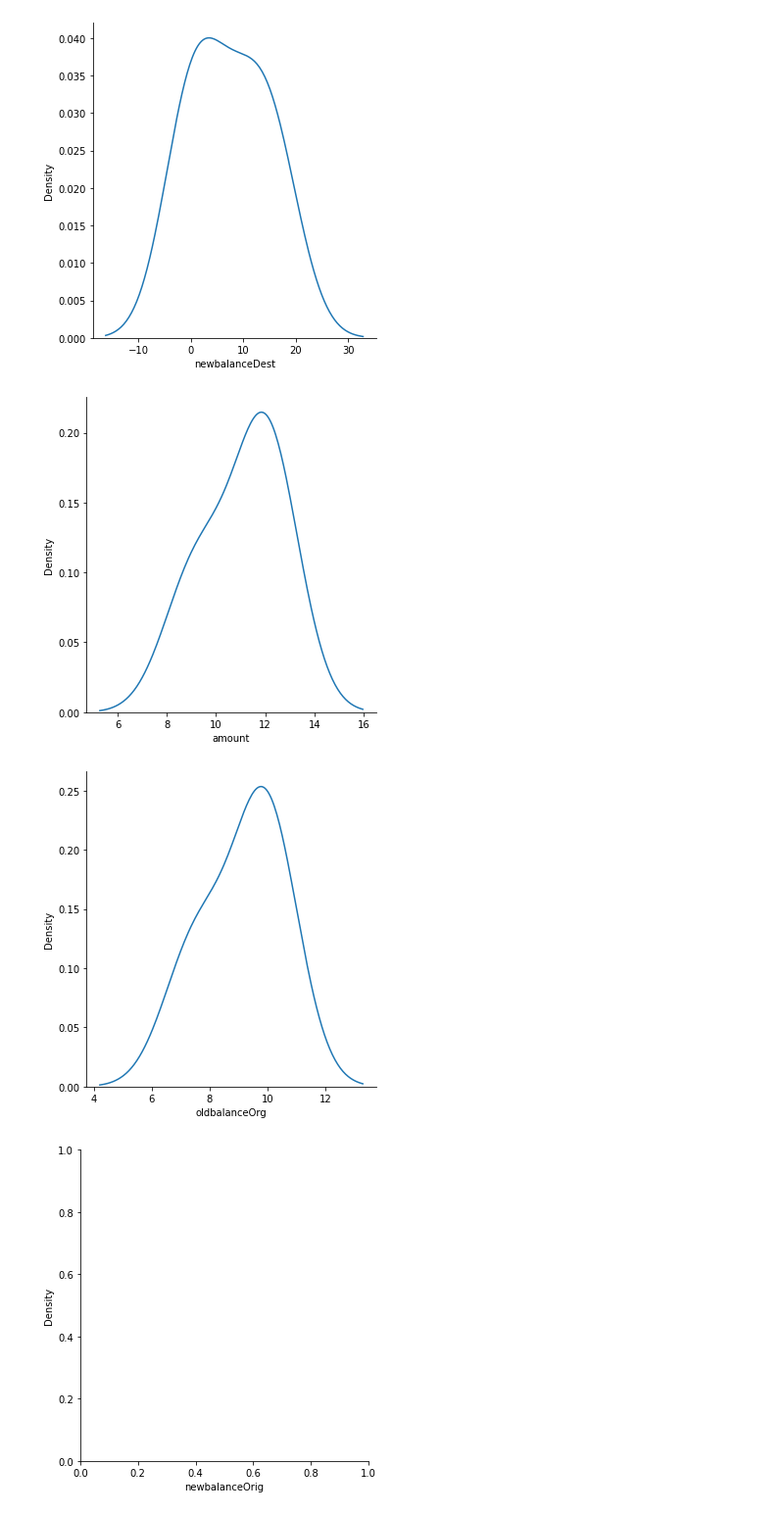
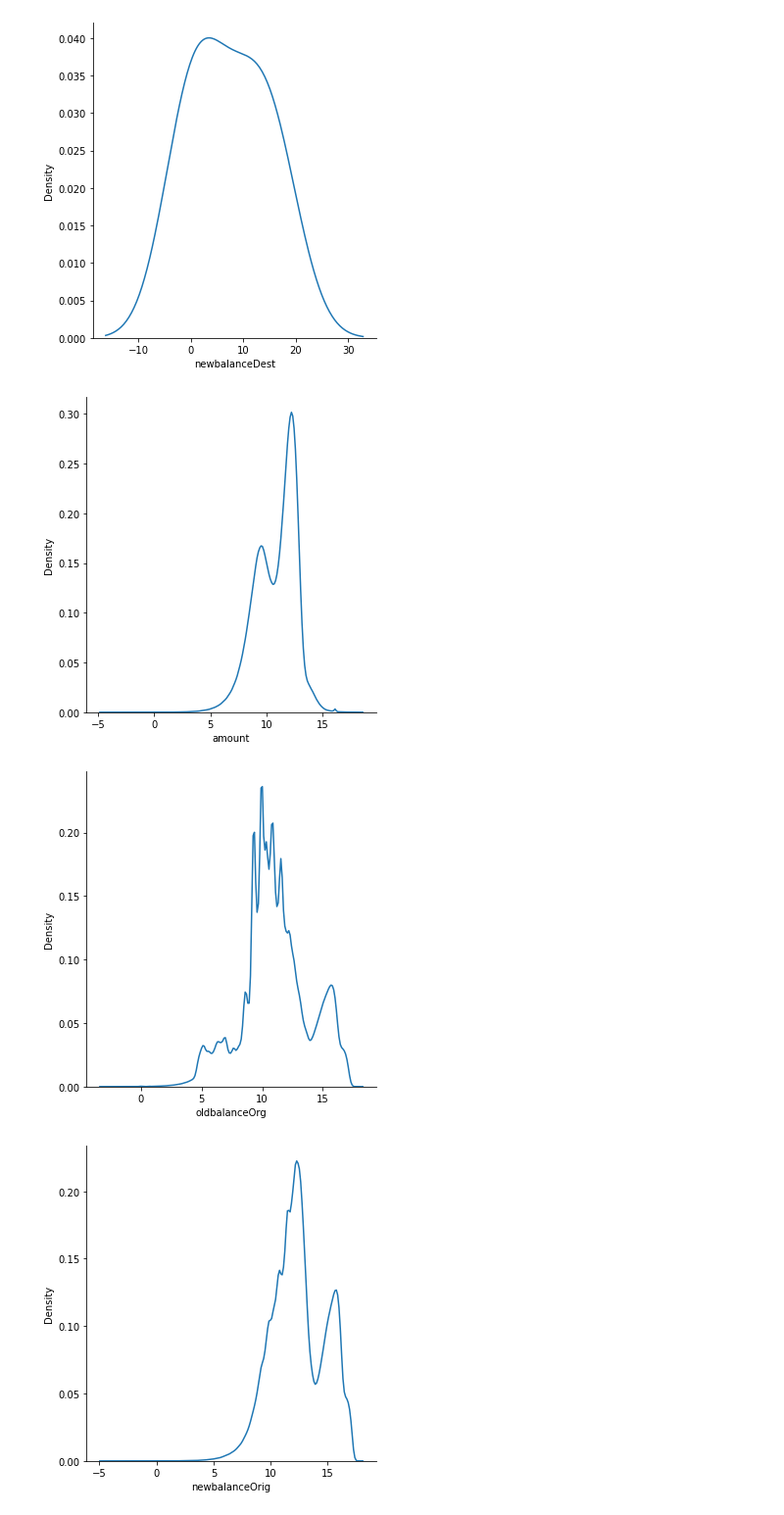
Before and after one commit to romulocrp/ml-projects, a Jupyter notebook: beg/online-payments-fraud-detection/project.ipynb, the cells around one changed output. Shown at 98% size. Cells and saved outputs as stored; diff of their text form; code cells hidden in the pictures.

```diff
--- a/beg/online-payments-fraud-detection/project.ipynb
+++ b/beg/online-payments-fraud-detection/project.ipynb
@@ -150,6 +145,6 @@ Here is possible to see how spread the data is, the "step" feature is a measure
 The other features are truelly numerical and have a very unique shape, let's visualize them.
 # %%
 for column in ["amount", "oldbalanceOrg", "newbalanceOrig", "oldbalanceDest", "newbalanceDest"]:
-    sns.displot(data[column]);
+    sns.displot(data[column], kind="kde");
     plt.show()
 # %% [output]
@@ -173,7 +166,7 @@ i = 0
 columns = ["amount", "oldbalanceOrg", "newbalanceOrig", "oldbalanceDest", "newbalanceDest"]
 for column in columns:
   if i < len(columns):
-    sns.displot(num_data[i]);
+    sns.displot(num_data[0:, i], kind="kde");
     plt.xlabel(xlabel = columns[i])
     plt.show()
     i += 1
@@ -201,7 +194,7 @@ i = 0
 columns = ["amount", "oldbalanceOrg", "newbalanceOrig", "oldbalanceDest", "newbalanceDest"]
 for column in columns:
   if i < len(columns):
-    sns.displot(x = norm_num_data[i], kind = "kde");
+    sns.displot(norm_num_data[0:, i], kind="kde");
     plt.xlabel(xlabel = columns[i])
     plt.show()
     i += 1
@@ -231,7 +224,7 @@ i = 0
 columns = ["amount", "oldbalanceOrg", "newbalanceOrig", "oldbalanceDest", "newbalanceDest"]
 for column in columns:
   if i < len(columns):
-    sns.displot(x = bc_num_data[i], kind = "kde");
+    sns.displot(x = bc_num_data[0:, i], kind="kde");
     plt.xlabel(xlabel = columns[i])
     plt.show()
     i += 1
@@ -247,13 +240,13 @@ log_num_data = np.log(num_data)
 # %%
 i = 0
 columns = ["amount", "oldbalanceOrg", "newbalanceOrig", "oldbalanceDest", "newbalanceDest"]
 for column in columns:
   if i < len(columns):
-    sns.displot(x = log_num_data[i], kind = "kde");
+    sns.displot(x = log_num_data[0:, i], kind="kde");
     plt.xlabel(xlabel = columns[i])
     plt.show()
     i += 1
 # %% [output]
-[figure, old version]
+[figure, new version]
-[figure, old version]
+[figure, new version]
-[figure, old version]
+[figure, new version]
```
Also changed, not shown: parts of 8 cells of this notebook.
